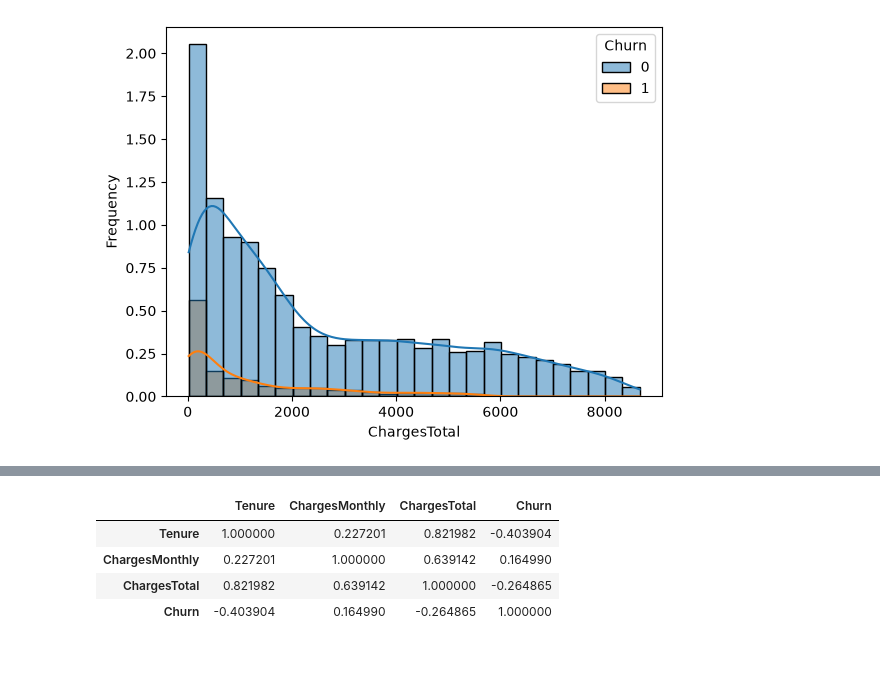
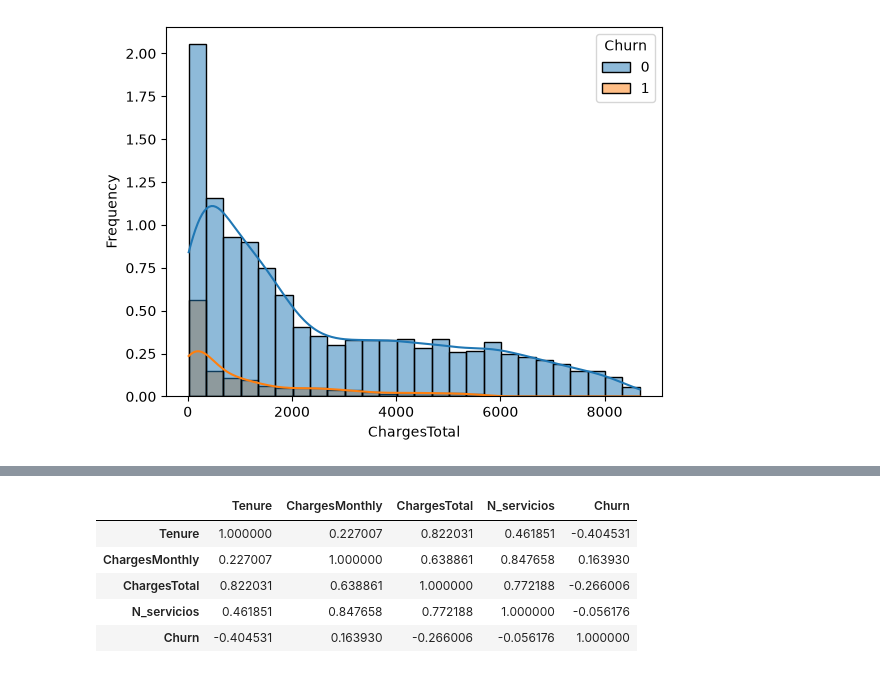
Before and after one commit to JGarcia575/dashboard_app, a Jupyter notebook: auxiliar.ipynb, the cells around one changed output, grey strips where cells are left out. Drawn from its saved outputs; the diff is of its cells as text; code cells hidden in the pictures.

```diff
--- a/auxiliar.ipynb
+++ b/auxiliar.ipynb
@@ -571,7 +571,7 @@ ax.legend(title="Cancelación",labels=['No', 'Sí'], loc='upper right', bbox_to_
 #Filtro para separar los clientes que han cancelado
 churn = variables_numericas['Churn'] == 1
 #Creamos un dataframe con las variables que presentan datos atípicos
-df_atipicos = variables_numericas[['Tenure', 'ChargesTotal', 'Churn']]
+df_atipicos = variables_numericas[['Tenure', 'ChargesTotal','N_servicios', 'Churn']]
 #Acá aplicamos el filtro anterior para quedarnos con los datos de los clientes que han hecho churn
 df_atipicos = df_atipicos[churn]
 # %%
@@ -624,3 +624,12 @@ indices_eliminar.extend(indice_atipicos_char)
 len(indices_eliminar)
 # %% [output]
 132
+# %%
+#Definimos los límites superior e inferior para identificar los valores atípicos en Tenure
+q1, q3 = np.percentile(df_atipicos['N_servicios'], [25,75])
+ric = q3 - q1
+servicios_inferior = q1 - (1.5 * ric)
+servicios_superior = q3 + (1.5 * ric)
+#Guaramos los indices de los valores atípicos identificados
+indice_atipicos_ser = df_atipicos[(df_atipicos['N_servicios'] < servicios_inferior) | (df_atipicos['N_servicios'] > servicios_superior)].index
+indice_atipicos_ser
@@ -627,3 +642,5 @@ len(indices_eliminar)
+# %%
+indices_eliminar.extend(indice_atipicos_ser)
 # %%
 #Nos aseguramos que los indices no se repitan
 indices_eliminar = list(set(indices_eliminar))
@@ -682,12 +704,13 @@ sns.histplot(df_limpio,x='ChargesTotal', hue='Churn',kde=True, stat='frequency')
 # %%
 """
 Correlación entre las variables numéricas despúes de eliminar
 los valores atípicos
 """
-df_limpio[['Tenure', 'ChargesMonthly','ChargesTotal', 'Churn']].corr()
+df_limpio[['Tenure', 'ChargesMonthly','ChargesTotal', 'N_servicios', 'Churn']].corr()
 # %% [output]
-|  | Tenure | ChargesMonthly | ChargesTotal | Churn |
-| Tenure | 1.000000 | 0.227201 | 0.821982 | -0.403904 |
-| ChargesMonthly | 0.227201 | 1.000000 | 0.639142 | 0.164990 |
-| ChargesTotal | 0.821982 | 0.639142 | 1.000000 | -0.264865 |
-| Churn | -0.403904 | 0.164990 | -0.264865 | 1.000000 |
+|  | Tenure | ChargesMonthly | ChargesTotal | N_servicios | Churn |
+| Tenure | 1.000000 | 0.227007 | 0.822031 | 0.461851 | -0.404531 |
+| ChargesMonthly | 0.227007 | 1.000000 | 0.638861 | 0.847658 | 0.163930 |
+| ChargesTotal | 0.822031 | 0.638861 | 1.000000 | 0.772188 | -0.266006 |
+| N_servicios | 0.461851 | 0.847658 | 0.772188 | 1.000000 | -0.056176 |
+| Churn | -0.404531 | 0.163930 | -0.266006 | -0.056176 | 1.000000 |
```
Also changed, not shown: parts of 6 cells of this notebook.
